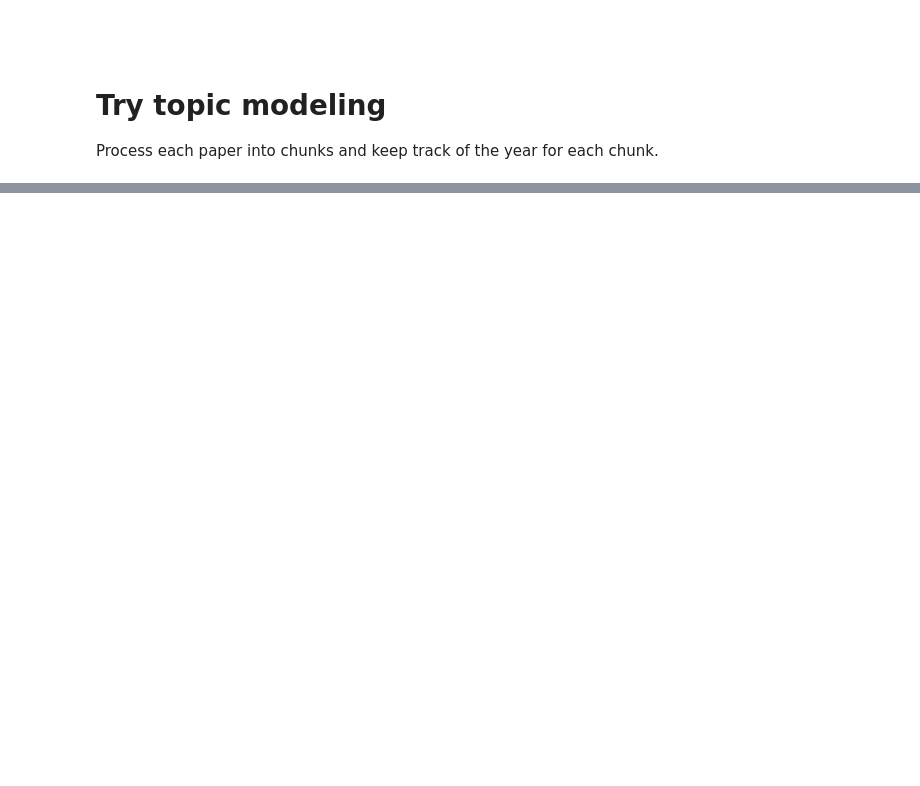
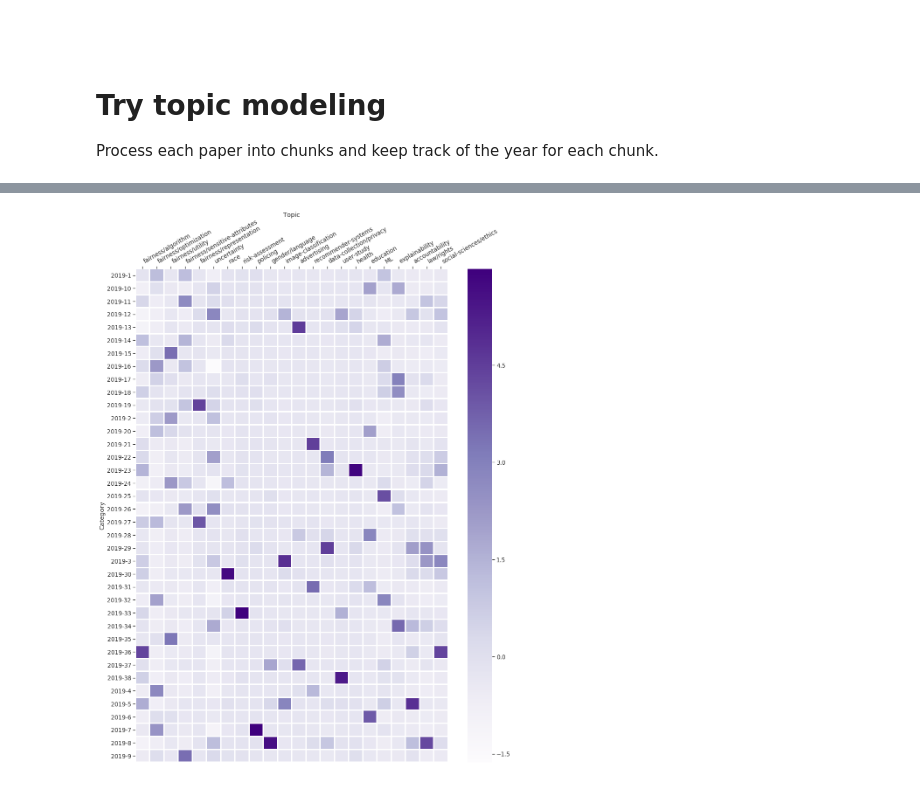
Before and after one commit to JainSameer06/FAccT-MF, a Jupyter notebook: src/lda-mallet/explore_topics.ipynb, the cells around one changed output, grey strips where cells are left out. Drawn from its saved outputs; the diff is of its cells as text; code cells hidden in the pictures; blank space fills up the shorter version.

```diff
--- a/src/lda-mallet/explore_topics.ipynb
+++ b/src/lda-mallet/explore_topics.ipynb
@@ -1355,0 +1533,9 @@ for _topic in range(0, num_topics):
+# %%
+plot_papers_by_topics_heatmap(training_paper_ids,
+                              "2019",
+                              topic_distributions,
+                              topic_keys_edited,
+                              output_directory_path + '/papers_by_topics_2019.pdf',
+                              dim=(14,18))
+# %% [output]
+[figure, added]
```
Also changed, not shown: parts of 16 cells of this notebook, 31 other files.
